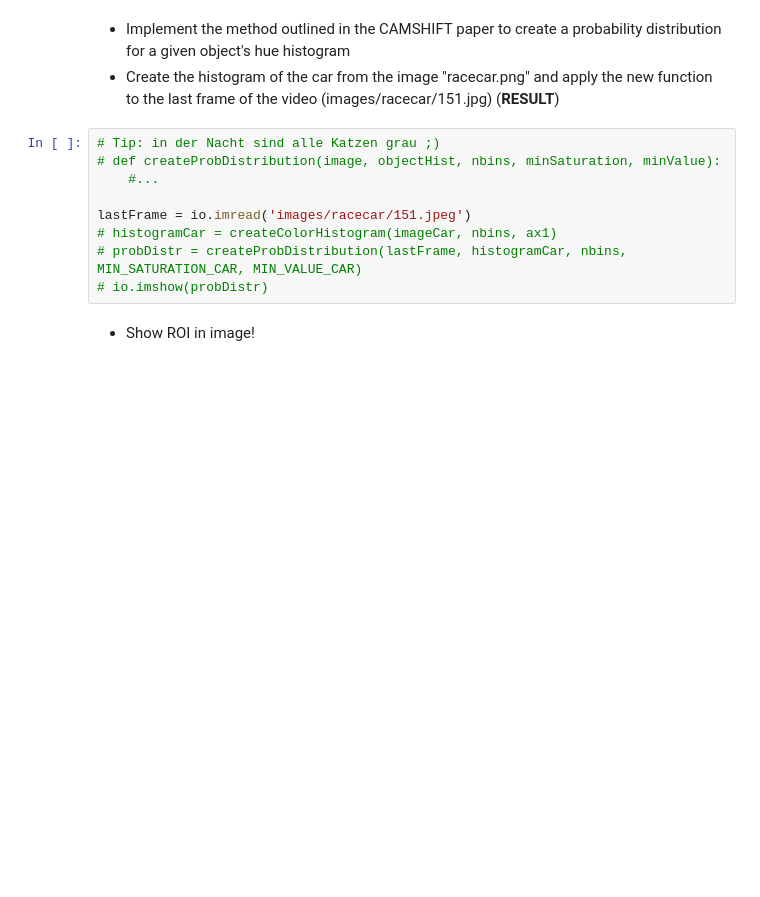
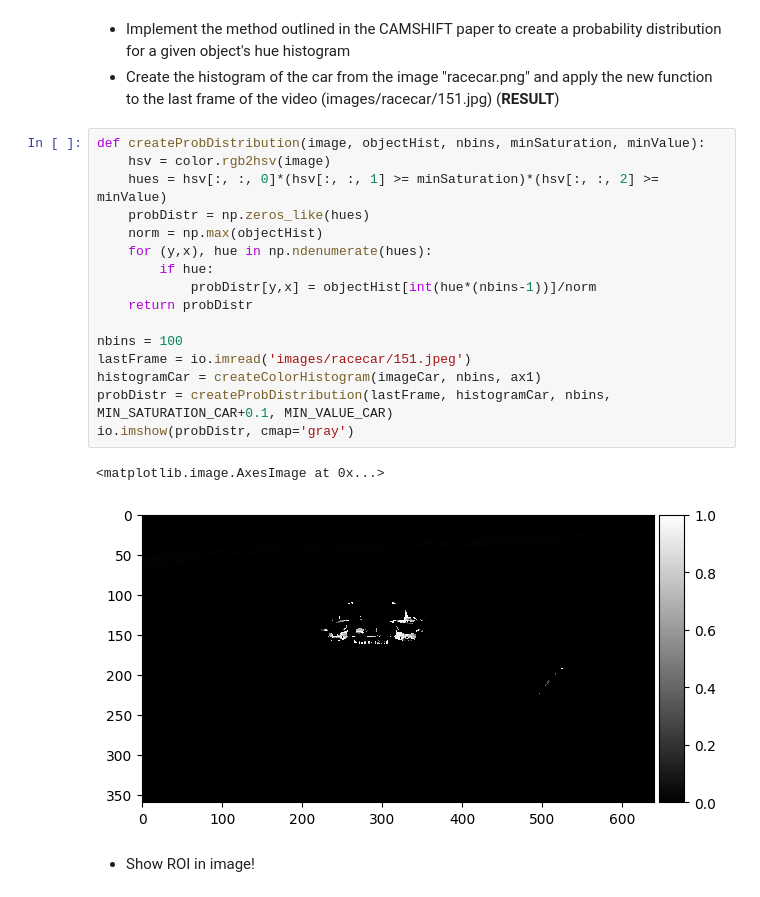
Before and after one commit to theRealProHacker/Computer-Vision, a Jupyter notebook: assignment04.ipynb, the cells around one changed output. Saved outputs shown, nothing was run; the diff lists cells and outputs as text; blank space fills up the shorter version.

```diff
--- a/assignment04.ipynb
+++ b/assignment04.ipynb
@@ -62,14 +77,24 @@ ax2 = plt.subplot(1, 2, 2)
 * Implement the method outlined in the CAMSHIFT paper to create a probability distribution for a given object's hue histogram
 * Create the histogram of the car from the image "racecar.png" and apply the new function to the last frame of the video (images/racecar/151.jpg) (**RESULT**)
 # %%
-# Tip: in der Nacht sind alle Katzen grau ;)
-# def createProbDistribution(image, objectHist, nbins, minSaturation, minValue):
-    #...
+def createProbDistribution(image, objectHist, nbins, minSaturation, minValue):
+    hsv = color.rgb2hsv(image)
+    hues = hsv[:, :, 0]*(hsv[:, :, 1] >= minSaturation)*(hsv[:, :, 2] >= minValue)
+    probDistr = np.zeros_like(hues)
+    norm = np.max(objectHist)
+    for (y,x), hue in np.ndenumerate(hues):
+        if hue:
+            probDistr[y,x] = objectHist[int(hue*(nbins-1))]/norm
+    return probDistr
 
+nbins = 100
 lastFrame = io.imread('images/racecar/151.jpeg')
-# histogramCar = createColorHistogram(imageCar, nbins, ax1)
-# probDistr = createProbDistribution(lastFrame, histogramCar, nbins, MIN_SATURATION_CAR, MIN_VALUE_CAR)
-# io.imshow(probDistr)
+histogramCar = createColorHistogram(imageCar, nbins, ax1)
+probDistr = createProbDistribution(lastFrame, histogramCar, nbins, MIN_SATURATION_CAR+0.1, MIN_VALUE_CAR)
+io.imshow(probDistr, cmap='gray')
+# %% [output]
+<matplotlib.image.AxesImage at 0x...>
+[figure, added]
 # %% [markdown]
  * Show ROI in image!
 # %%
```
Also changed, not shown: parts of 6 cells of this notebook.
